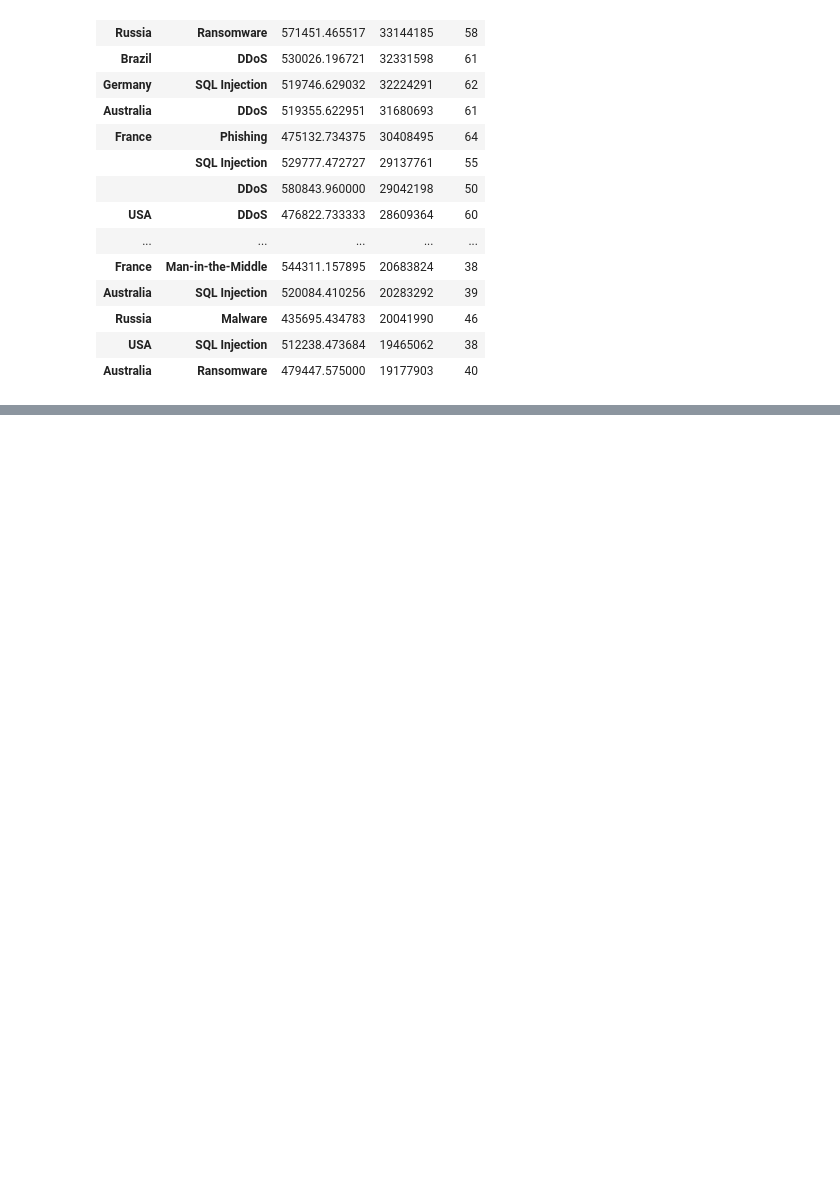
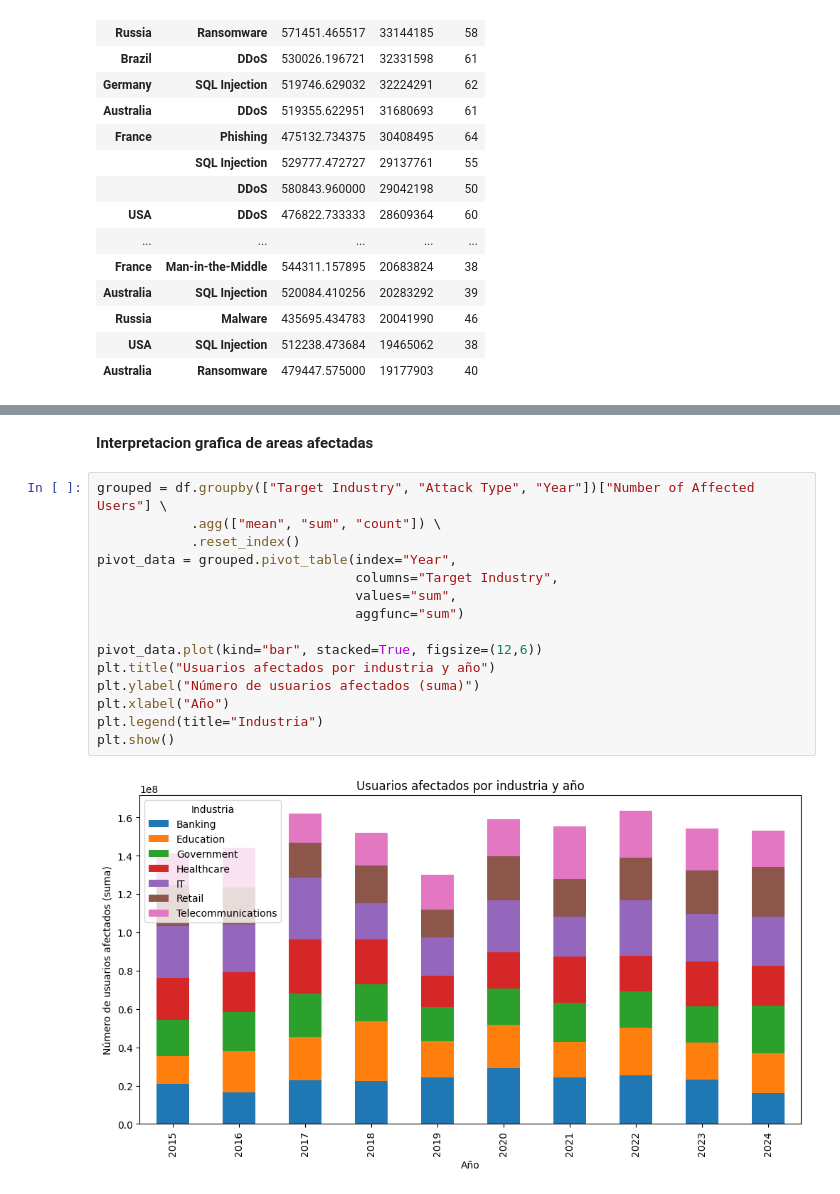
Before and after one commit to Bryan810/Grupo_9_tarea_3, a Jupyter notebook: sample.ipynb, the cells around one changed output, grey strips where cells are left out. Cells and saved outputs as stored; diff of their text form; blank space fills up the shorter version.

```diff
--- a/sample.ipynb
+++ b/sample.ipynb
@@ -171,0 +171,19 @@ True
+# %% [markdown]
+**Interpretacion grafica de areas afectadas**
+# %%
+grouped = df.groupby(["Target Industry", "Attack Type", "Year"])["Number of Affected Users"] \
+            .agg(["mean", "sum", "count"]) \
+            .reset_index()
+pivot_data = grouped.pivot_table(index="Year",
+                                 columns="Target Industry",
+                                 values="sum",
+                                 aggfunc="sum")
+
+pivot_data.plot(kind="bar", stacked=True, figsize=(12,6))
+plt.title("Usuarios afectados por industria y año")
+plt.ylabel("Número de usuarios afectados (suma)")
+plt.xlabel("Año")
+plt.legend(title="Industria")
+plt.show()
+# %% [output]
+[figure, added]
```
Also changed, not shown: parts of 14 cells of this notebook, 7 other files.
